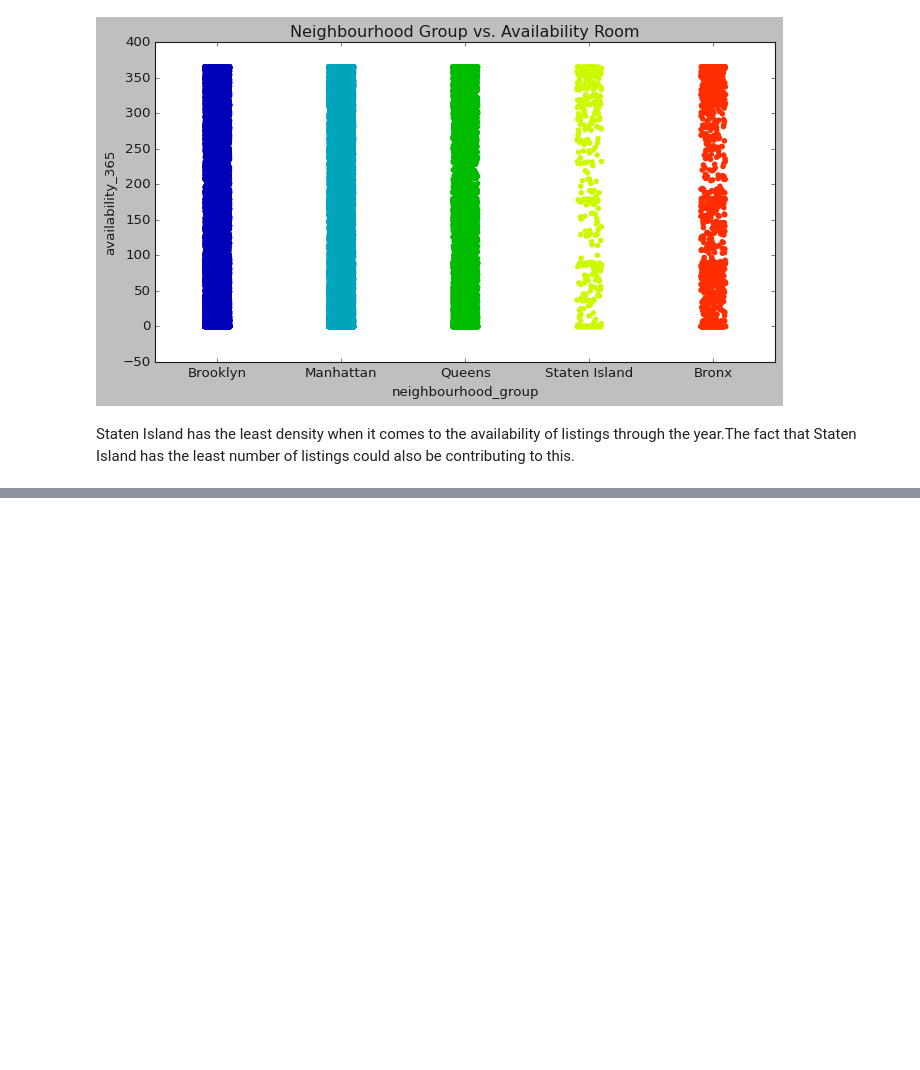
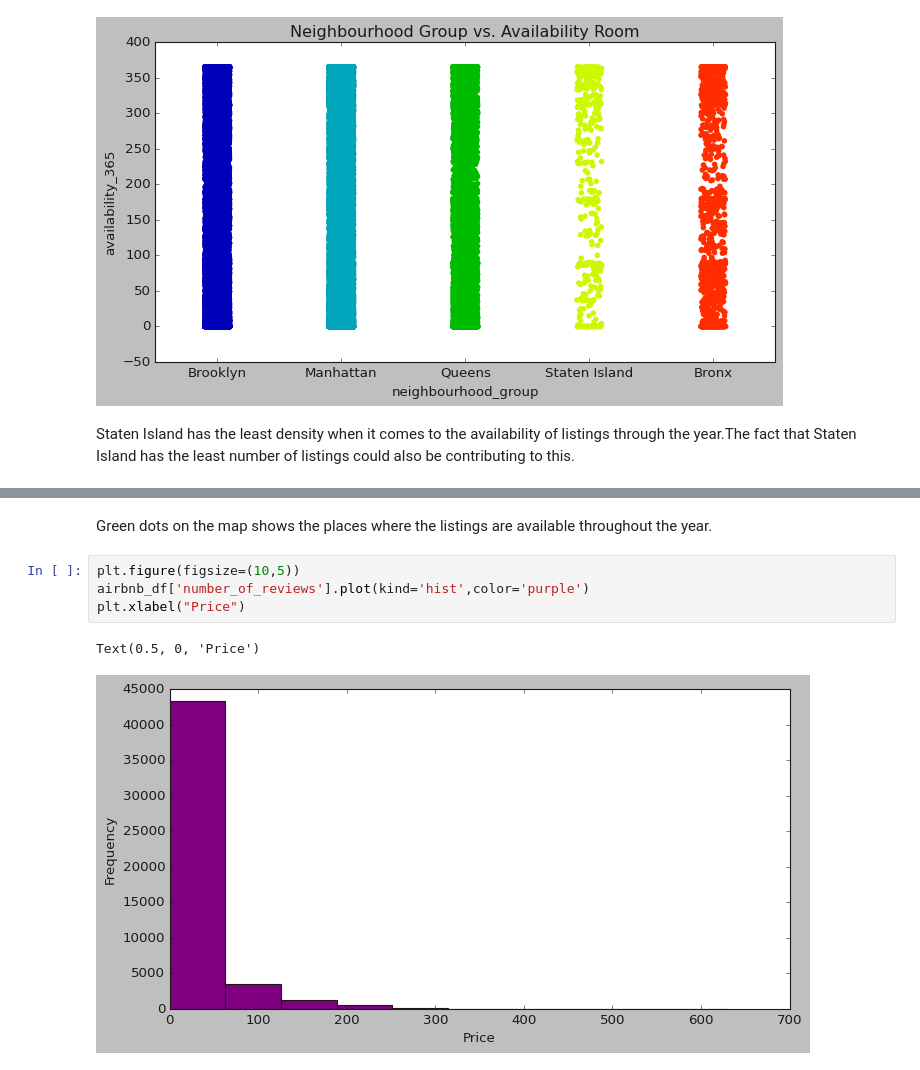
Before and after one commit to NayanaPradeep/Airbnb-Bookings-Analysis, a Jupyter notebook: Airbnb_Bookings_Analysis_Capstone_Project.ipynb, the cells around one changed output, grey strips where cells are left out. Drawn from its saved outputs; the diff is of its cells as text; blank space fills up the shorter version.

```diff
--- a/Airbnb_Bookings_Analysis_Capstone_Project.ipynb
+++ b/Airbnb_Bookings_Analysis_Capstone_Project.ipynb
@@ -487,0 +489,9 @@ plt_1.legend();
+# %% [markdown]
+Green dots on the map shows the places where the listings are available throughout the year.
+# %%
+plt.figure(figsize=(10,5))
+airbnb_df['number_of_reviews'].plot(kind='hist',color='purple')
+plt.xlabel("Price")
+# %% [output]
+Text(0.5, 0, 'Price')
+[figure, added]
```
Also changed, not shown: parts of 5 cells of this notebook.
